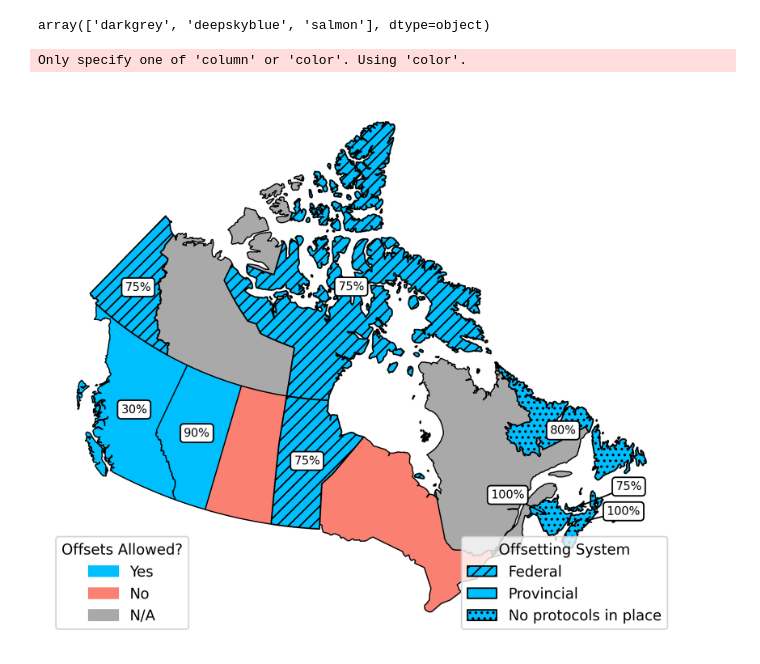
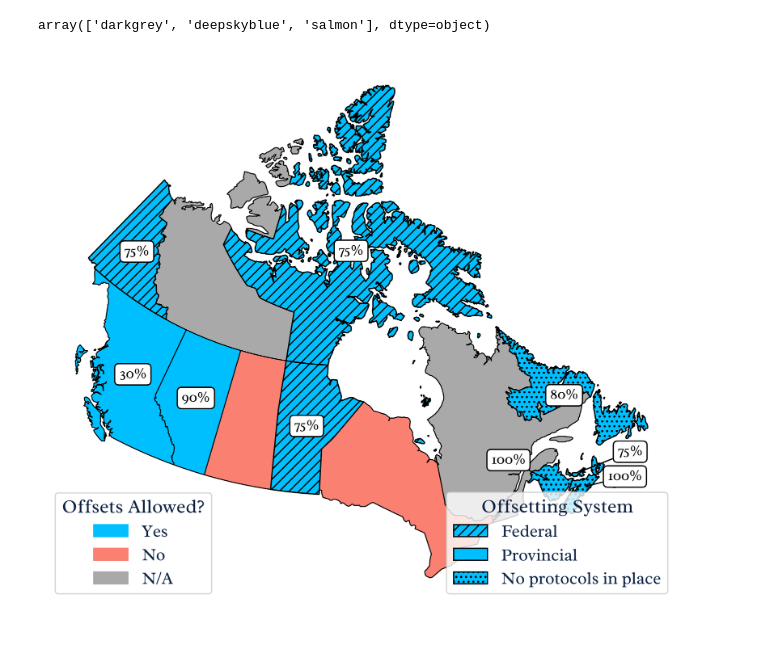
Before and after one commit to izzy-oceans/Carbon_Offsets_Project, a Jupyter notebook: code/peter_map.ipynb, the cells around one changed output. Cells and saved outputs as stored; diff of their text form; code cells hidden in the pictures.

```diff
--- a/code/peter_map.ipynb
+++ b/code/peter_map.ipynb
@@ -4,6 +4,22 @@ import pandas as pd
 import matplotlib.pyplot as plt
 import geopandas as gpd
 import matplotlib.patches as mpatches
+# %%
+## Custom plot styles (for poster)
+import matplotlib as mpl
+from matplotlib import font_manager
+
+font_path = '../data/Radley/Radley-Regular.ttf'
+#radley_font = font_manager.FontProperties(fname=font_path)
+font_manager.fontManager.addfont(font_path)
+
+mpl.rcParams.update({'text.color' : "#0d2344",
+                     'axes.labelcolor' : "#0d2344",
+                     'axes.titlecolor': '#0d2344',
+                     'xtick.color': '#0d2344',
+                     'ytick.color': '#0d2344',
+                     'legend.labelcolor': '#0d2344',
+                     'font.family': 'Radley'})
 # %%
 # Read data
 df = pd.read_csv('../data/province_systems.csv').rename(columns={'Province': 'name'})
@@ -30,7 +46,7 @@ array(['darkgrey', 'deepskyblue', 'salmon'], dtype=object)
 canada_provinces = canada_provinces.to_crs(epsg=3347)  # Canadian Lambert projection
 
 # Create figure
-fig, ax = plt.subplots(figsize=(9, 6), dpi = 300)
+fig, ax = plt.subplots(figsize=(10, 7), dpi = 300)
 
 # Plot main choropleth map
 canada_provinces.plot(
@@ -97,7 +113,7 @@ for idx, row in canada_provinces.iterrows():
         # Add the text box at the offset position
         ax.text(
             centroid.x + text_offset_x, centroid.y + text_offset_y, f'{int(row["Perc_Compliance_Obligation"])}%',
-            fontsize=8, ha="center", va="center",
+            fontsize=12, ha="center", va="center",
             color="black", bbox=dict(facecolor="white", edgecolor="black", boxstyle="round,pad=0.3")
         )
 
@@ -112,34 +128,44 @@ color_legend_patches = [mpatches.Patch(color=color, label=label) for label, colo
 
 # Create custom legend for hatch patterns
 hatch_legend_patches = [
     mpatches.Patch(facecolor="deepskyblue", edgecolor="black", hatch="///", label="Federal"),
     mpatches.Patch(facecolor="deepskyblue", edgecolor="black", label="Provincial"),
     mpatches.Patch(facecolor="deepskyblue", edgecolor="black", hatch="...", label="No protocols in place")
 ]
 
 
 
 # Combine legends (all in one):
 # legend_patches = color_legend_patches + hatch_legend_patches
 # ax.legend(handles=legend_patches, title=None, loc="lower left")
 
 # Separate legends:
 # Add the color legend on the left
-legend1 = ax.legend(handles=color_legend_patches, title='Offsets Allowed?', loc="lower left")
-ax.legend(handles=hatch_legend_patches, title='Offsetting System', loc="lower right")
+legend1 = ax.legend(handles=color_legend_patches,
+                    title='Offsets Allowed?',
+                    loc="lower left",
+                    bbox_to_anchor=(0, 0),
+                    fontsize=14,
+                    title_fontsize=16)
+
+ax.legend(handles=hatch_legend_patches,
+          title='Offsetting System',
+          loc="lower right",
+          bbox_to_anchor=(1, 0),
+          fontsize=14,
+          title_fontsize=16)
 ax.add_artist(legend1)
 
 ## TODO: Add % label legend for data
 
 plt.tight_layout()
 
 # Remove axis labels
 ax.set_xticks([])
 ax.set_yticks([])
 ax.set_frame_on(False)
 
 # Show plot
 plt.show()
 # %% [output]
-Only specify one of 'column' or 'color'. Using 'color'.
-[figure, old version]
+[figure, new version]
```
Also changed, not shown: 1 other file.
